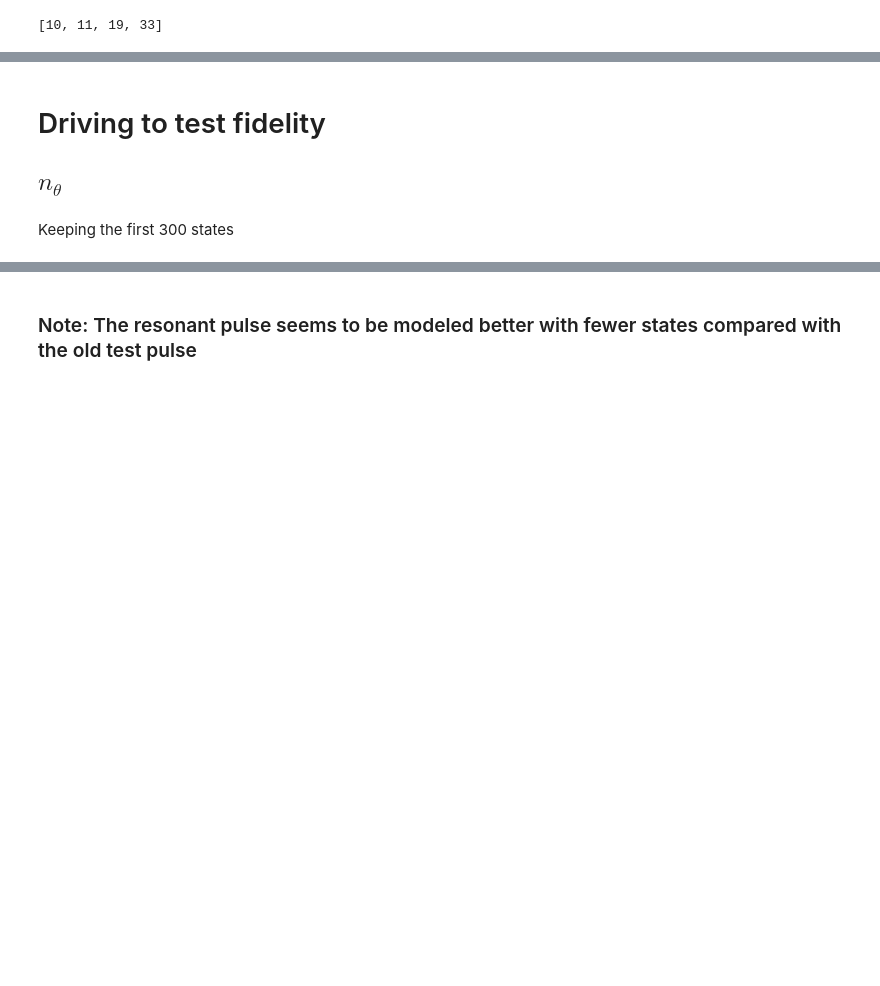
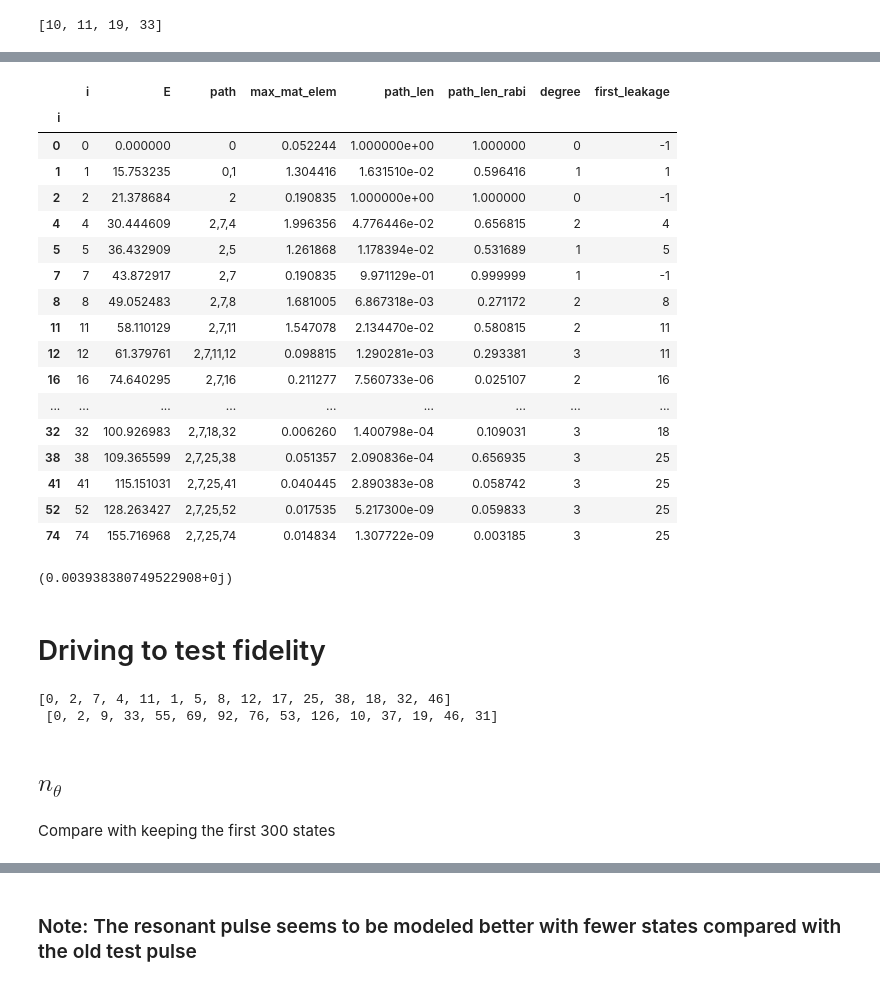
Before and after one commit to Zhenxing2020/two_qubit_gate_for_zero_pi_qubit, a Jupyter notebook: X_gate/reduced_model_ew_states_only.ipynb, the cells around one changed output, grey strips where cells are left out. Saved outputs shown, nothing was run; the diff lists cells and outputs as text; code cells hidden in the pictures; blank space fills up the shorter version.

```diff
--- a/X_gate/reduced_model_ew_states_only.ipynb
+++ b/X_gate/reduced_model_ew_states_only.ipynb
@@ -245,6 +288,48 @@ sorted(first_leak["phi"])
+# %%
+to_check = rabi_df["theta"][np.logical_and(rabi_df["theta"].degree<=3, rabi_df["theta"]["path_len_rabi"] >= 1e-07)]
+to_check
+# %% [output]
+|  | i | E | path | max_mat_elem | path_len | path_len_rabi | degree | first_leakage |
+| i |  |  |  |  |  |  |  |  |
+| 0 | 0 | 0.000000 | 0 | 0.052244 | 1.000000e+00 | 1.000000 | 0 | -1 |
+| 1 | 1 | 15.753235 | 0,1 | 1.304416 | 1.631510e-02 | 0.596416 | 1 | 1 |
+| 2 | 2 | 21.378684 | 2 | 0.190835 | 1.000000e+00 | 1.000000 | 0 | -1 |
+| 4 | 4 | 30.444609 | 2,7,4 | 1.996356 | 4.776446e-02 | 0.656815 | 2 | 4 |
+| 5 | 5 | 36.432909 | 2,5 | 1.261868 | 1.178394e-02 | 0.531689 | 1 | 5 |
+| 7 | 7 | 43.872917 | 2,7 | 0.190835 | 9.971129e-01 | 0.999999 | 1 | -1 |
+| 8 | 8 | 49.052483 | 2,7,8 | 1.681005 | 6.867318e-03 | 0.271172 | 2 | 8 |
+| 11 | 11 | 58.110129 | 2,7,11 | 1.547078 | 2.134470e-02 | 0.580815 | 2 | 11 |
+| 12 | 12 | 61.379761 | 2,7,11,12 | 0.098815 | 1.290281e-03 | 0.293381 | 3 | 11 |
+| 16 | 16 | 74.640295 | 2,7,16 | 0.211277 | 7.560733e-06 | 0.025107 | 2 | 16 |
+| ... | ... | ... | ... | ... | ... | ... | ... | ... |
+| 32 | 32 | 100.926983 | 2,7,18,32 | 0.006260 | 1.400798e-04 | 0.109031 | 3 | 18 |
+| 38 | 38 | 109.365599 | 2,7,25,38 | 0.051357 | 2.090836e-04 | 0.656935 | 3 | 25 |
+| 41 | 41 | 115.151031 | 2,7,25,41 | 0.040445 | 2.890383e-08 | 0.058742 | 3 | 25 |
+| 52 | 52 | 128.263427 | 2,7,25,52 | 0.017535 | 5.217300e-09 | 0.059833 | 3 | 25 |
+| 74 | 74 | 155.716968 | 2,7,25,74 | 0.014834 | 1.307722e-09 | 0.003185 | 3 | 25 |
+# %%
+nmax = drive_term["theta"].full()[to_check.i.values, :].max()
+diff = Emax - evals[74]
+(nmax**2) / (nmax**2 + diff**2)
+# %% [output]
+(0.003938380749522908+0j)
 # %% [markdown]
 # Driving to test fidelity
-
-## $n_\theta$
+# %%
+order_charge = {}
+order_to_keep = {}
+fid = {}
+order_charge_wo_firsts = {}
+states = {}
+for drive in drives:
+    order_charge[drive] = list(rabi_df[drive].sort_values("max_mat_elem", ascending=False)["i"].values)
+    order_to_keep[drive] = list(rabi_df[drive].sort_values("path_len", ascending=False)["i"].values)
+
+print(order_to_keep["theta"][:15], "\n", order_to_keep["phi"][:15])
+# %% [output]
+[0, 2, 7, 4, 11, 1, 5, 8, 12, 17, 25, 38, 18, 32, 46]
+ [0, 2, 9, 33, 55, 69, 92, 76, 53, 126, 10, 37, 19, 46, 31]
+# %% [markdown]
+## $n_\theta$
 # %% [markdown]
-Keeping the first 300 states
+Compare with keeping the first 300 states
```
Also changed, not shown: parts of 85 cells of this notebook, 1 other file.
